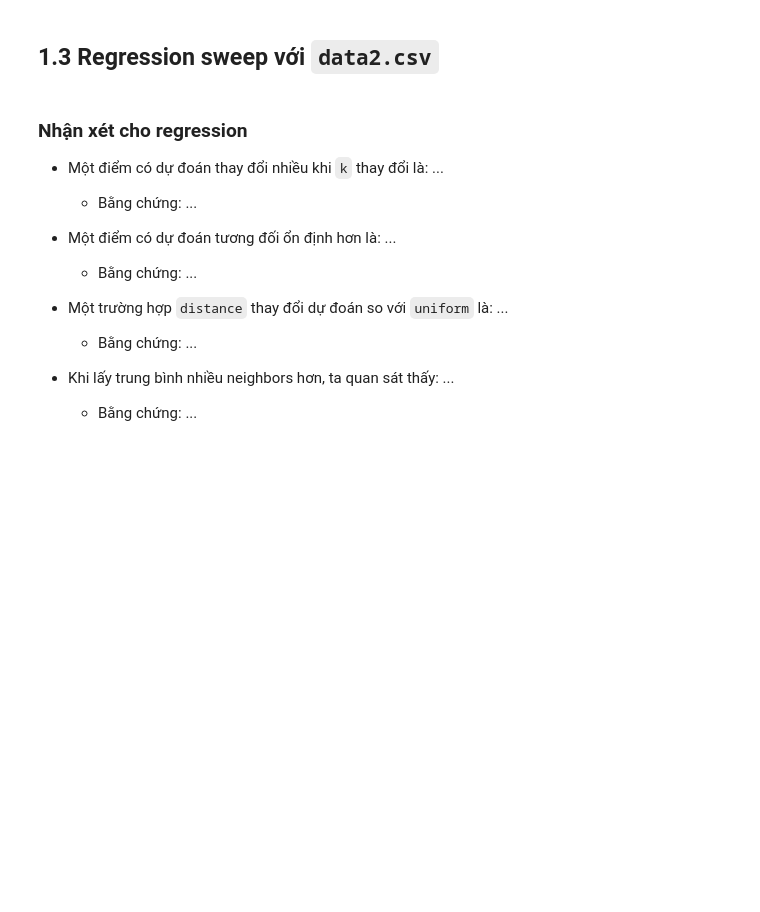
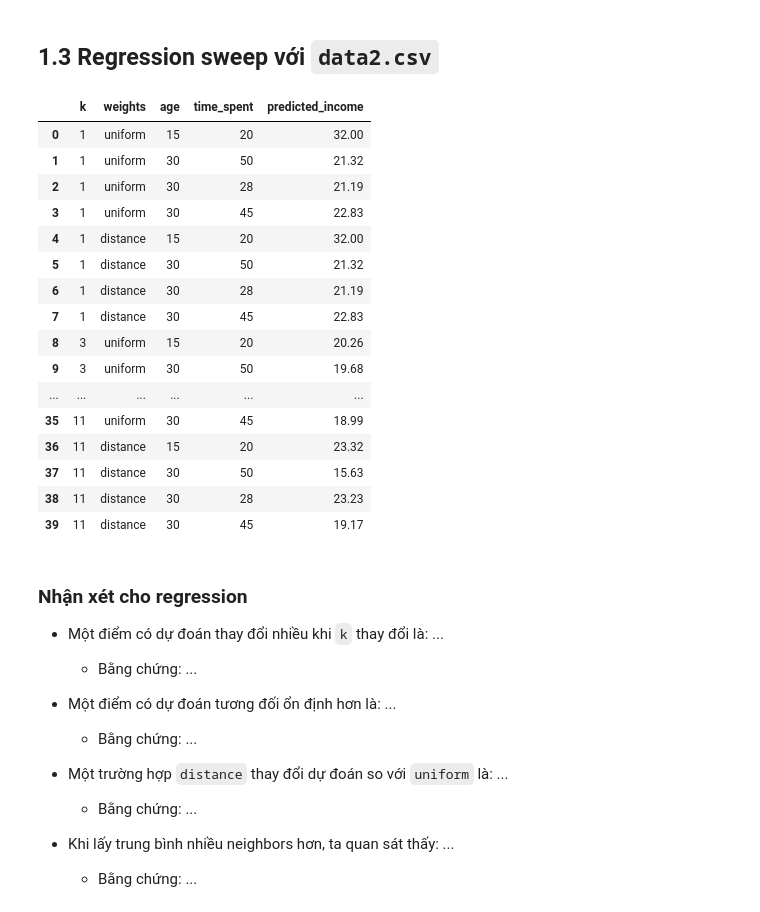
Before and after one commit to anle20/bigO-ml-06, a Jupyter notebook: Lecture02-KNN/homework/Lecture02_hw.ipynb, the cells around one changed output. Saved outputs shown, nothing was run; the diff lists cells and outputs as text; code cells hidden in the pictures; blank space fills up the shorter version.

```diff
--- a/Lecture02-KNN/homework/Lecture02_hw.ipynb
+++ b/Lecture02-KNN/homework/Lecture02_hw.ipynb
@@ -111,25 +140,43 @@ regression_test_points = np.array([
 # %%
 regression_rows = []
 
 for k in k_values:
     for weights in weights_options:
         # *** START CODE HERE ***
-        model = ...
-        model.fit(...)
-        predictions = ...
+        model = KNeighborsRegressor(n_neighbors=k, weights=weights)
+        model.fit(X2, y2)
+        predictions = model.predict(regression_test_points)
         # *** END CODE HERE ***
 
         for point, pred in zip(regression_test_points, predictions):
             regression_rows.append({
                 "k": k,
                 "weights": weights,
                 "age": point[0],
                 "time_spent": point[1],
                 "predicted_income": round(float(pred), 2),
             })
 
 regression_results = pd.DataFrame(regression_rows)
 regression_results
+# %% [output]
+|  | k | weights | age | time_spent | predicted_income |
+| 0 | 1 | uniform | 15 | 20 | 32.00 |
+| 1 | 1 | uniform | 30 | 50 | 21.32 |
+| 2 | 1 | uniform | 30 | 28 | 21.19 |
+| 3 | 1 | uniform | 30 | 45 | 22.83 |
+| 4 | 1 | distance | 15 | 20 | 32.00 |
+| 5 | 1 | distance | 30 | 50 | 21.32 |
+| 6 | 1 | distance | 30 | 28 | 21.19 |
+| 7 | 1 | distance | 30 | 45 | 22.83 |
+| 8 | 3 | uniform | 15 | 20 | 20.26 |
+| 9 | 3 | uniform | 30 | 50 | 19.68 |
+| ... | ... | ... | ... | ... | ... |
+| 35 | 11 | uniform | 30 | 45 | 18.99 |
+| 36 | 11 | distance | 15 | 20 | 23.32 |
+| 37 | 11 | distance | 30 | 50 | 15.63 |
+| 38 | 11 | distance | 30 | 28 | 23.23 |
+| 39 | 11 | distance | 30 | 45 | 19.17 |
 # %% [markdown]
 ### Nhận xét cho regression
 
```
Also changed, not shown: parts of 2 cells of this notebook.
